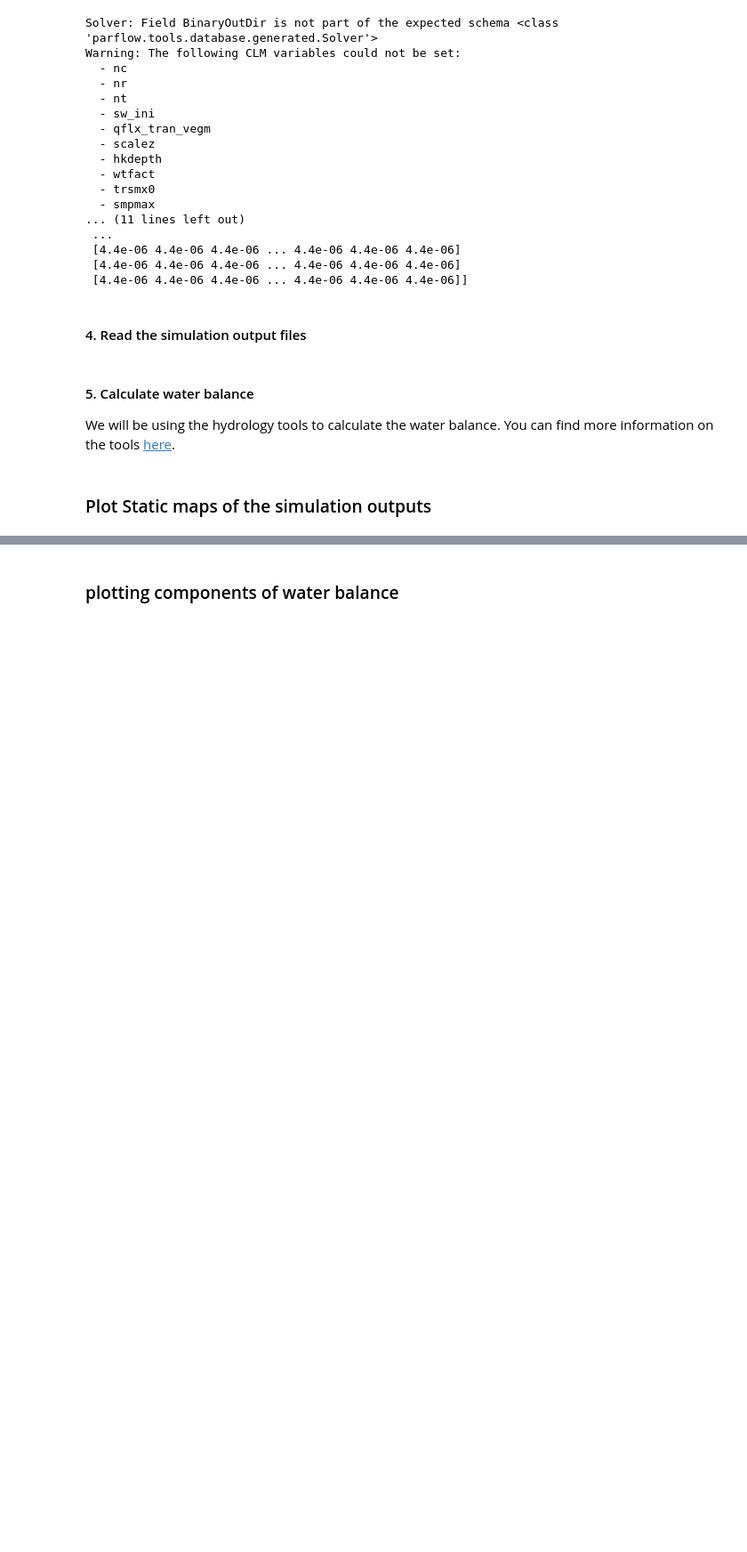
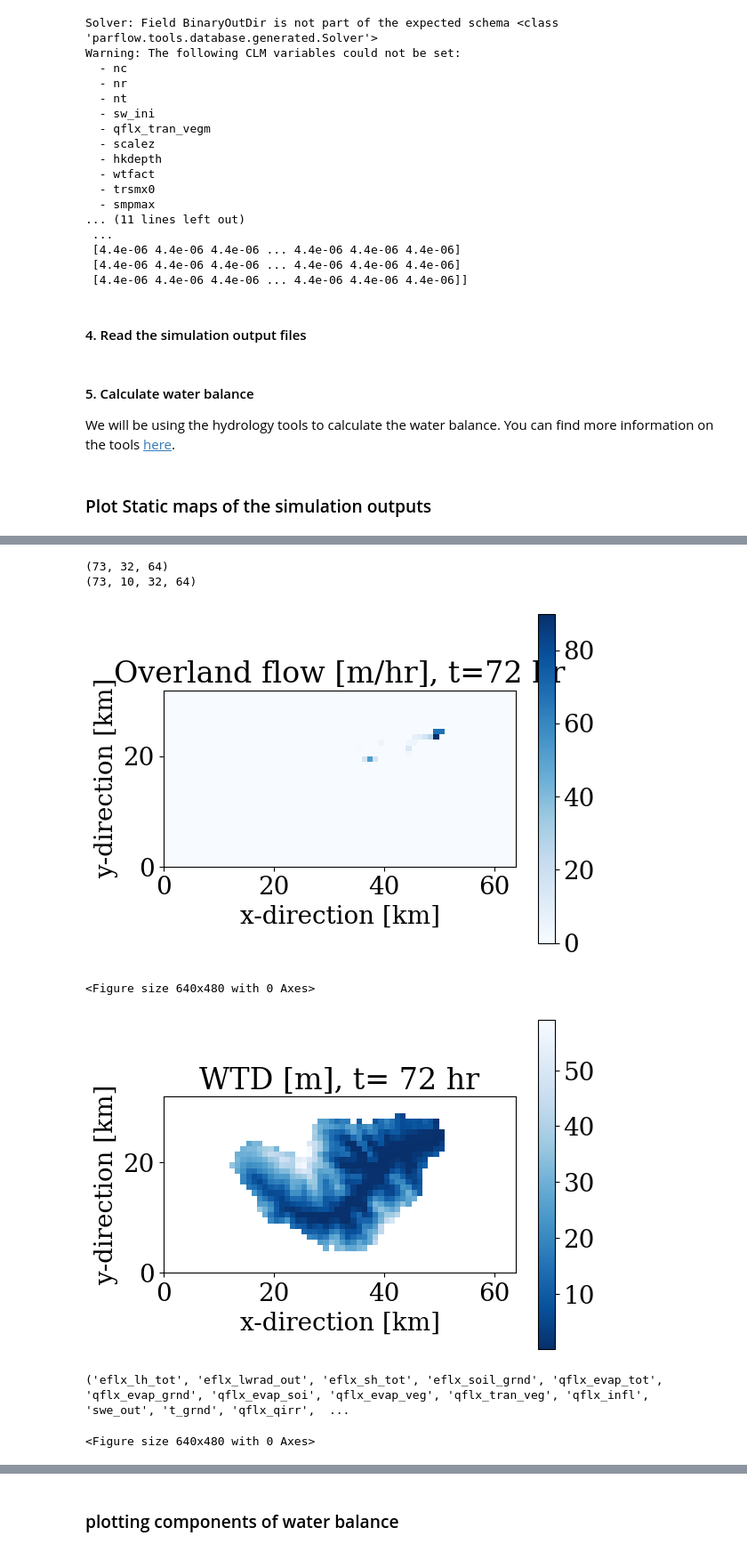
Before and after one commit to mashadab/ParFlow-project, a Jupyter notebook: little_washita/Simulation_Analysis.ipynb, the cells around one changed output, grey strips where cells are left out. Shown at 89% size. Saved outputs shown, nothing was run; the diff lists cells and outputs as text; code cells hidden in the pictures; blank space fills up the shorter version.

```diff
--- a/little_washita/Simulation_Analysis.ipynb
+++ b/little_washita/Simulation_Analysis.ipynb
@@ -96,6 +98,12 @@ saturation_arrays = pf.read_pfb_sequence(lw_satur_files) * nanmask
 #### 5. Calculate water balance
 We will be using the hydrology tools to calculate the water balance. You can find more information on the tools [here](https://parflow.readthedocs.io/en/latest/tutorials/hydrology.html).
 # %%
+# Set up x and z to match the shape of the ParFlow grid
+x = np.arange(0.0,(nx+1)*dx,dx)
+y = np.arange(0.0,(ny+1)*dy,dy)
+z = np.zeros(nz+1)
+z[1:] = np.cumsum(dz)
+
 subsurface_storage = np.zeros(nt)
 surface_storage = np.zeros(nt)
 wtd = np.zeros((nt, ny, nx))
@@ -156,0 +130,74 @@ plt.show()
+# %%
+#CLM data array format
+# reading the CLM file PFCLM_SC.out.clm_output.<file number>.C.pfb
+# variables are by layer:
+# 0 eflx_lh_tot:  total latent heat flux (Wm-2)
+# 1 eflx_lwrad_out: total upward LW radiation (Wm-2)
+# 2 eflx_sh_tot: total sensible heat flux (Wm-2)
+# 3 eflx_soil_grnd: ground heat flux (Wm-2)
+# 4 qflx_evap_tot: net veg. evaporation and transpiration and soil evaporation (mms-1)
+# 5 qflx_evap_grnd: ground evaporation (mms-1)
+# 6 qflx_evap_soi: soil evaporation (mms-1)
+# 7 qflx_evap_veg: vegetation evaporation (canopy) and transpiration (mms-1)
+# 8 qflx_tran_veg: transpiration (mms-1)
+# 9 qflx_infl: infiltration flux (mms-1)
+# 10 swe_out: SWE (mm)
+# 11 t_grnd: ground temperature (K)
+# 12 irrigation flux
+# 13 - 24 Soil temperature by layer (K)
+
+print(np.shape(overland_flow))
+print(np.shape(pressure_arrays))
+
+icount = 72
+
+
+fig, ax = plt.subplots(1)
+ax.set_title("Overland flow [m/hr], t={} hr".format(icount))
+#plt.imshow(overland_flow[icount,:,:], cmap="Blues", origin='lower')
+im = ax.pcolormesh(x/1e3, y/1e3, overland_flow[icount,:,:], cmap="Blues")
+plt.colorbar(im, ax=ax)
+plt.xlabel('x-direction [km]')
+plt.ylabel('y-direction [km]')
+ax.set_aspect('equal')
+plt.show()
+plt.savefig(f'little_washita_time{icount}hr_sim_type{sim_type}_overland.pdf',bbox_inches='tight', dpi = 600)
+
+# To equalize our aspect ratio
+
+fig, ax = plt.subplots(1)
+ax.set_title("WTD [m], t= {} hr".format(icount))
+#plt.imshow(wtd[icount,:,:], cmap="Blues_r", origin='lower')
+im = ax.pcolormesh(x/1e3, y/1e3, wtd[icount,:,:], cmap="Blues_r")
+plt.colorbar(im, ax=ax)
+plt.xlabel('x-direction [km]')
+plt.ylabel('y-direction [km]')
+ax.set_aspect('equal')
+plt.show()
+plt.savefig(f'little_washita_time{icount}hr_sim_type{sim_type}_WTD.pdf',bbox_inches='tight', dpi = 600)
+
+#print out all CLM variables avilable
+print(data.clm_output_variables)
+# set time
+fig, ax = plt.subplots(1)
+data.time = icount
+# fileter out inactive cellsfig, ax = plt.subplots(1)
+ax.set_title("ET flux [W/m$^2$], t= {} hr".format(icount))
+LH_plot = np.where(data.clm_output(field='eflx_lh_tot') > -99, data.clm_output(field='eflx_lh_tot'), 0.)
+#im = ax.pcolormesh(x/1e3, y/1e3, LH_plot, cmap="coolwarm")
+im = plt.imshow(LH_plot, cmap="coolwarm", origin='lower')
+plt.colorbar()
+#plt.colorbar(im, ax=ax)
+plt.xlabel('x-direction [km]')
+plt.ylabel('y-direction [km]')
+ax.set_aspect('equal')
+plt.savefig(f'little_washita_time{icount}hr_sim_type{sim_type}_ETfluxes.pdf',bbox_inches='tight', dpi = 600)
+plt.show()
+# %% [output]
+(73, 32, 64)
+(73, 10, 32, 64)
+[figure, added]
+<Figure size 640x480 with 0 Axes>
+[figure, added]
+('eflx_lh_tot', 'eflx_lwrad_out', 'eflx_sh_tot', 'eflx_soil_grnd', 'qflx_evap_tot', 'qflx_evap_grnd', 'qflx_evap_soi', 'qflx_evap_veg', 'qflx_tran_veg', 'qflx_infl', 'swe_out', 't_grnd', 'qflx_qirr',  ...
+<Figure size 640x480 with 0 Axes>
```
Also changed, not shown: parts of 4 cells of this notebook, 1 other file.
